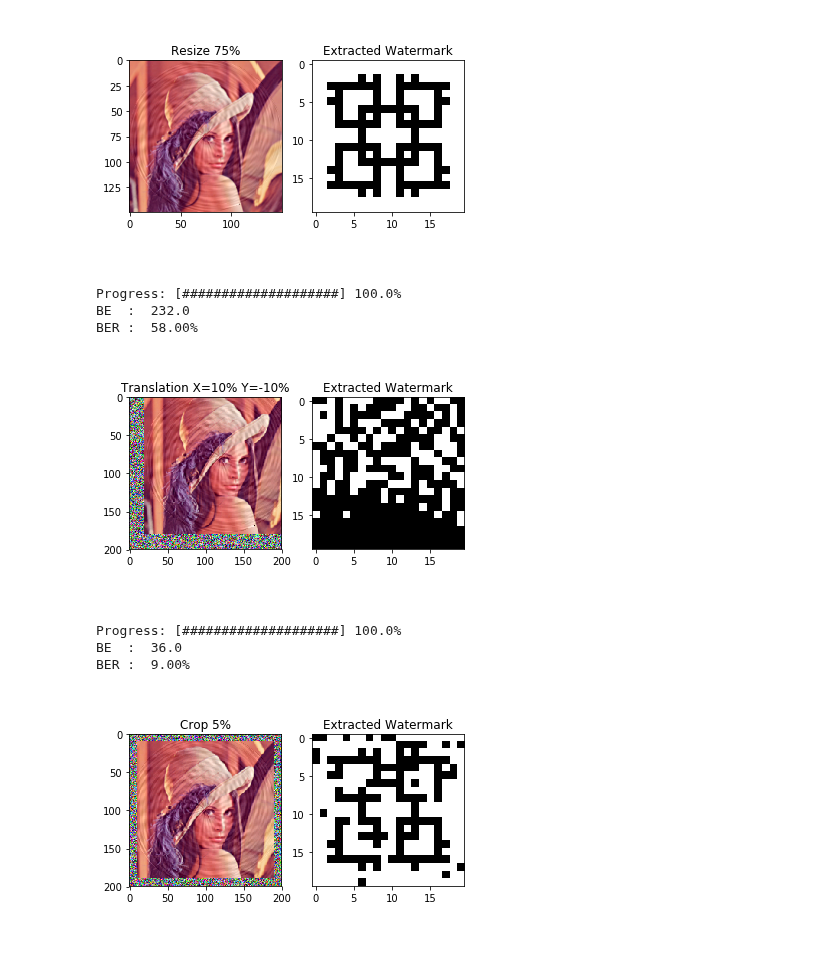
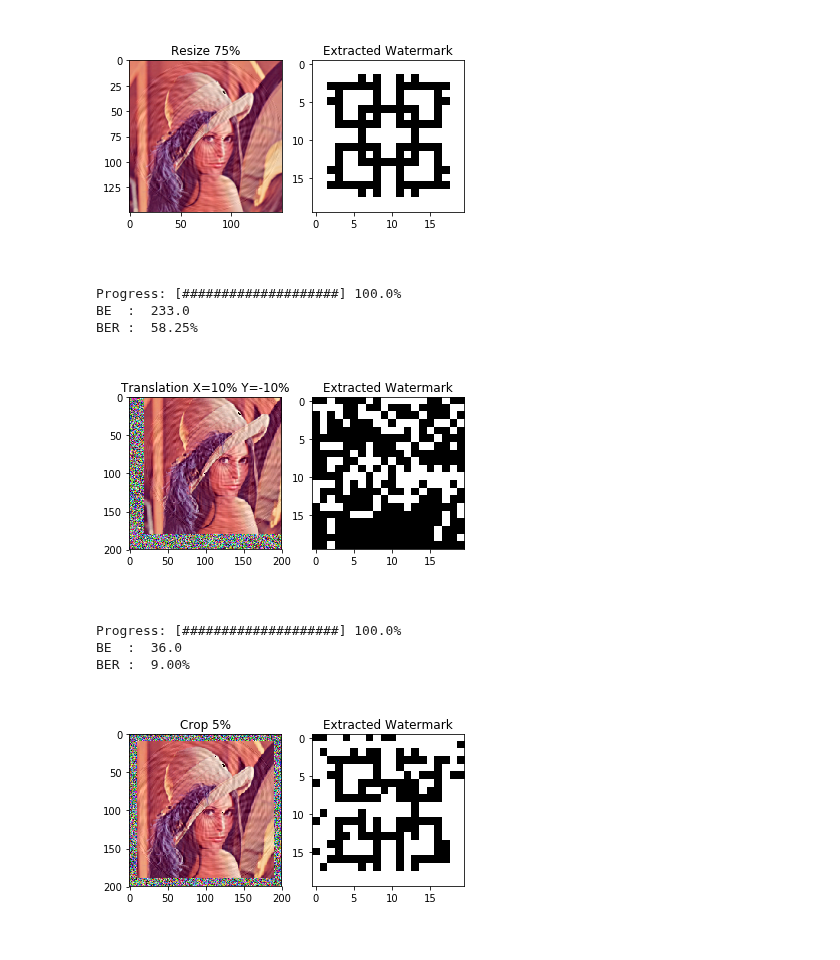
Before and after one commit to hanifanm/jupyter-pht-riw, a Jupyter notebook: PHT_RIW - Attacks.ipynb, the cells around one changed output. Cells and saved outputs as stored; diff of their text form; code cells hidden in the pictures.

Commit message:
change momen

```diff
--- a/PHT_RIW - Attacks.ipynb
+++ b/PHT_RIW - Attacks.ipynb
@@ -7,7 +7,7 @@ import cv2
 
 N = 200 # Image Size
 G = 20 # Watermark Size
-P = 40 # Max Moment
+P = 50 # Max Moment
 
 #
 
@@ -65,7 +65,7 @@ OMEGA = OMEGA + 3 * DELTA / 2 * np.logical_and(matQ != doubleLogo, np.logical_or
 OMEGA = OMEGA - DELTA / 2 * np.logical_and(matQ != doubleLogo, np.logical_and(XI <= DELTA / 2, np.abs(MOMEN) >= DELTA))
 
 OMEGA = OMEGA / (np.abs(MOMEN) + 0.000000001) * MOMEN
-OMEGA = OMEGA * doubleLogoFilter
+OMEGA = OMEGA * doubleFilter
 
 # Calculate Compensation Image
 EPSILON = inversePHT(OMEGA, N, P)
@@ -128,16 +128,16 @@ BER :  0.00%
 # %%
 # Attack: Translation
 
 TRANSLATION_X_PERCENTAGE = 0.1
 TRANSLATION_Y_PERCENTAGE = -0.1
 
-IMG_TRANSLATE = attackTranslate2(IMG_WATERMARKED, TRANSLATION_X_PERCENTAGE, TRANSLATION_Y_PERCENTAGE)
+IMG_TRANSLATE = attackTranslate(IMG_WATERMARKED, TRANSLATION_X_PERCENTAGE, TRANSLATION_Y_PERCENTAGE)
 attackAndDisplay(IMG_TRANSLATE, 'Translation X={:.0%} Y={:.0%}'.format(TRANSLATION_X_PERCENTAGE, TRANSLATION_Y_PERCENTAGE))
 # %% [output]
 Progress: [####################] 100.0%
-BE  :  232.0
-BER :  58.00%
+BE  :  233.0
+BER :  58.25%
-[figure, old version]
+[figure, new version]
 # %%
 # Attack: FRAME 5%
 CROP_PERCENTAGE = 0.05
@@ -148,7 +148,7 @@ attackAndDisplay(IMG_CROP, 'Crop ' + '{:.0%}'.format(CROP_PERCENTAGE))
 Progress: [####################] 100.0%
 BE  :  36.0
 BER :  9.00%
-[figure, old version]
+[figure, new version]
 # %%
 # Attack: BLUR 3x3
 BLUR_KERNEL_SIZE = 3
```
Also changed, not shown: parts of 5 cells of this notebook.
